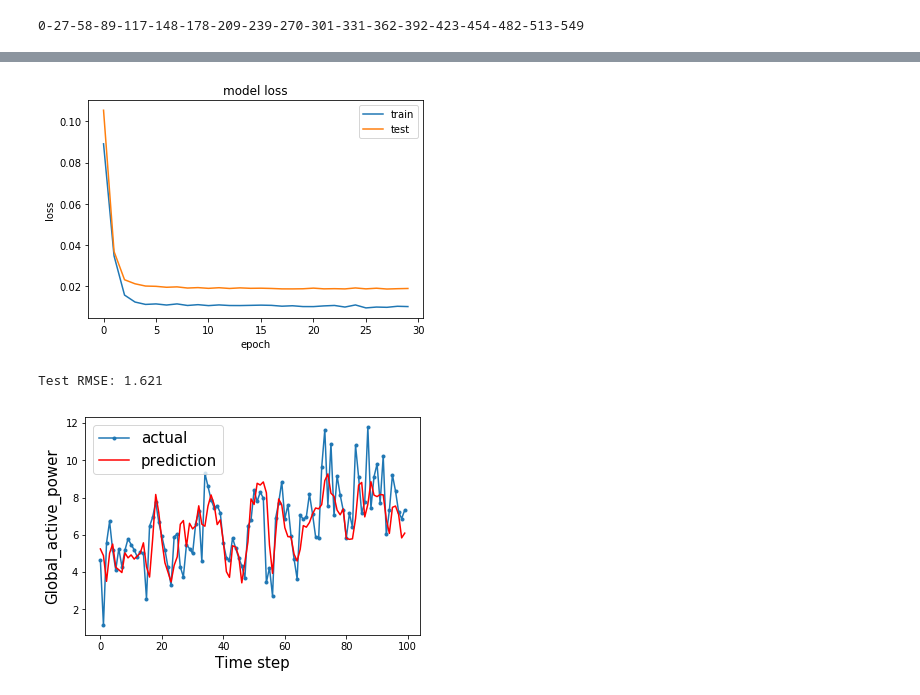
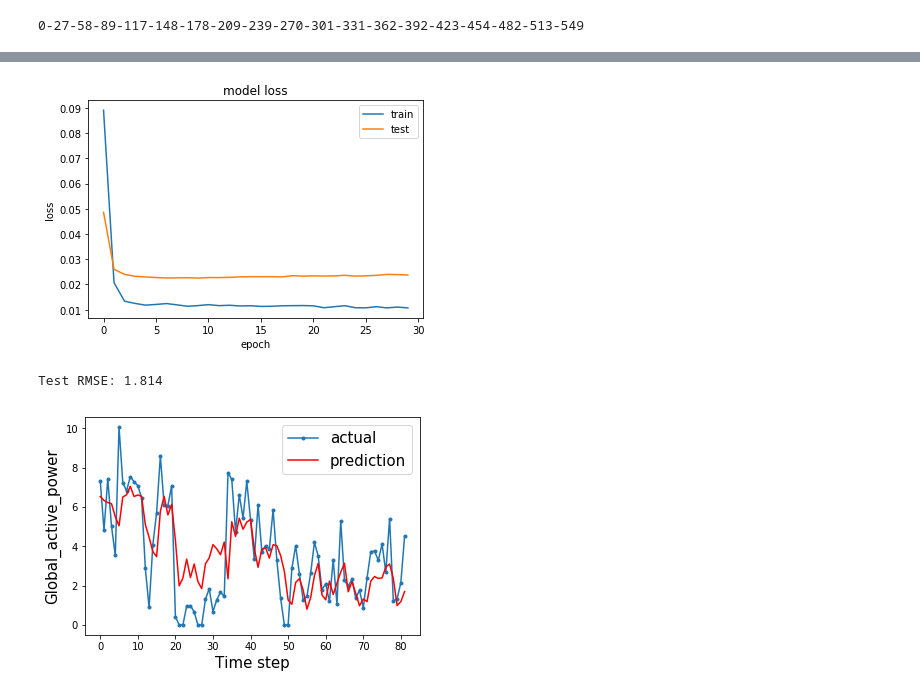
Before and after one commit to BorisAnimal/IU-Data-Analysis-Research, a Jupyter notebook: Boris#2.ipynb, the cells around one changed output, grey strips where cells are left out. Saved outputs shown, nothing was run; the diff lists cells and outputs as text; code cells hidden in the pictures.

```diff
--- a/Boris#2.ipynb
+++ b/Boris#2.ipynb
@@ -301,6 +302,7 @@ def series_to_supervised(data, n_in=1, n_out=1, dropnan=True):
 # %%
 # frame as supervised learning
-reframed = series_to_supervised(df_resample, 3, 1)
+look_back = 3
+reframed = series_to_supervised(df_resample, look_back, 1)
 
 
 # drop columns we don't want to predict
@@ -308,6 +310,10 @@ predName = 'gas (t)'
 tmp = reframed.corr(method='spearman')[predName]
 del tmp[predName]
 
+reframed.insert(loc=0, column='dow', value=dow)
+reframed.insert(loc=0, column='doy', value=doy)
+
+reframed.dropna(inplace=True)
 
 #Select features with relevat correlation
 corLev = 0.6
@@ -393,7 +399,7 @@ print(X.shape)
 (546, 17)
 # %%
 ## Split into train and test sets
-n_train_time = int(reframed.shape[0] * 0.67)
+n_train_time = int(reframed.shape[0] * 0.85)
 train_X, train_y = X[:n_train_time, :], Y[:n_train_time, :]
 test_X, test_y   = X[n_train_time:, :], Y[n_train_time:, :]
 
@@ -407,0 +414,15 @@ print(train_X.shape, train_y.shape, test_X.shape, test_y.shape)
+# %%
+import random
+random.seed(42)
+
+model = Sequential()
+model.add(LSTM(100, input_shape=(train_X.shape[1], train_X.shape[2])))
+model.add(Dropout(0.2))
+# model.add(Dense(70))
+# model.add(Dropout(0.2))
+model.add(Dense(1))
+model.compile(loss='mean_squared_error', optimizer='adam')
+
+
+# fit network
+history = model.fit(train_X, train_y, epochs=30, batch_size=7, validation_data=(test_X, test_y), verbose=1, shuffle=False)
@@ -408,58 +447,41 @@ print(train_X.shape, train_y.shape, test_X.shape, test_y.shape)
 # %%
-import random
-random.seed(42)
-
-model = Sequential()
-model.add(LSTM(100, input_shape=(train_X.shape[1], train_X.shape[2])))
-model.add(Dropout(0.2))
-# model.add(Dense(100))
-# model.add(Dropout(0.2))
-# model.add(Activation('relu'))
-model.add(Dense(1))
-model.compile(loss='mean_squared_error', optimizer='adam')
-
-
-# fit network
-history = model.fit(train_X, train_y, epochs=30, batch_size=7, validation_data=(test_X, test_y), verbose=0, shuffle=False)
-
-
 # summarize history for loss
 plt.plot(history.history['loss'])
 plt.plot(history.history['val_loss'])
 plt.title('model loss')
 plt.ylabel('loss')
 plt.xlabel('epoch')
 plt.legend(['train', 'test'], loc='upper right')
 plt.show()
 
 
 # make a prediction
-yhat = model.predict(test_X)
+yhat = model.predict(test_X, batch_size=7)
 # invert scaling for forecast
 inv_yhat = scalerY.inverse_transform(yhat)
 # invert scaling for actual
 inv_y = scalerY.inverse_transform(test_y)
 
 
 # calculate RMSE
 rmse = np.sqrt(mean_squared_error(inv_y, inv_yhat))
 print('Test RMSE: %.3f' % rmse)
 
 
-interval = 100
+interval = min(len(test_y), 100)
 ## time steps, every step is one hour (you can easily convert the time step to the actual time index)
 ## for a demonstration purpose, I only compare the predictions in 200 hours.
 aa=[x for x in range(interval)]
 plt.plot(aa, inv_y[:interval], marker='.', label="actual")
 plt.plot(aa, inv_yhat[:interval], 'r', label="prediction")
 plt.ylabel('Global_active_power', size=15)
 plt.xlabel('Time step', size=15)
 plt.legend(fontsize=15)
 plt.show()
 # %% [output]
-[figure, old version]
+[figure, new version]
-Test RMSE: 1.621
+Test RMSE: 1.814
-[figure, old version]
+[figure, new version]
 # %%
 pred = model.predict(X.reshape((X.shape[0], 1, X.shape[1])))
 # %%
```
Also changed, not shown: parts of 14 cells of this notebook.
